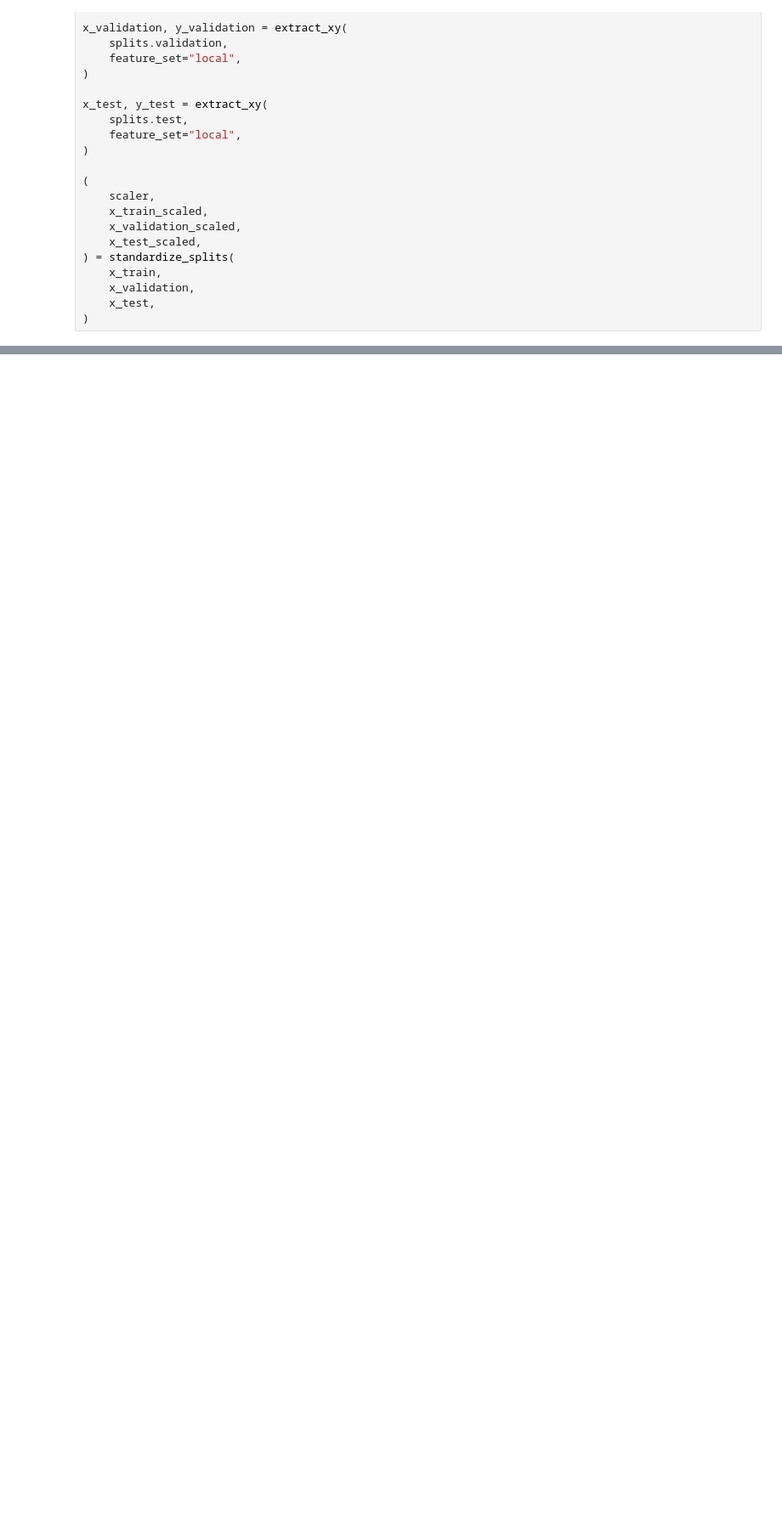
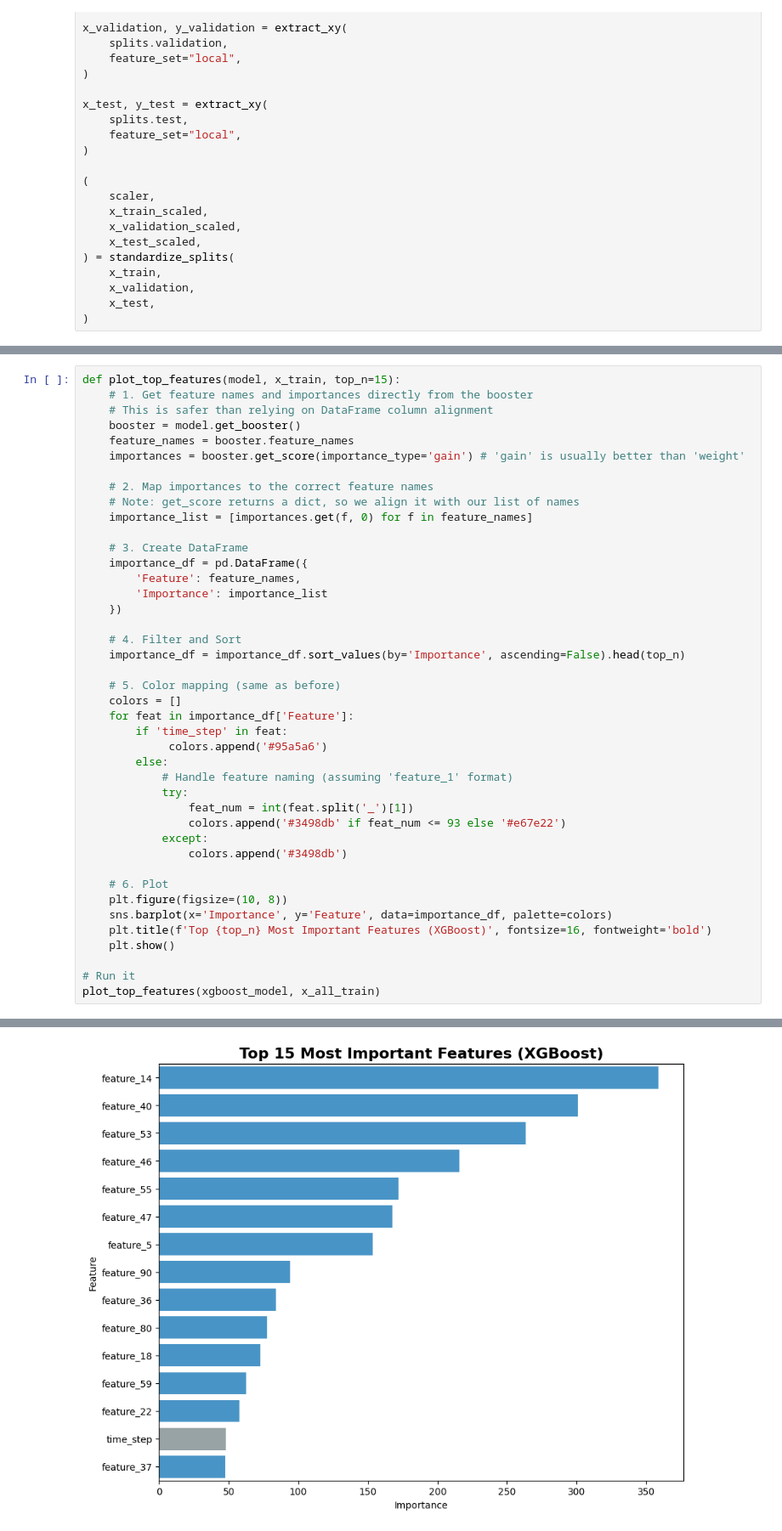
Before and after one commit to jakub-malczak/bitcoin-transaction-classification, a Jupyter notebook: notebooks/04_classic_models_results.ipynb, the cells around one changed output, grey strips where cells are left out. Shown at 85% size. Saved outputs shown, nothing was run; the diff lists cells and outputs as text; blank space fills up the shorter version.

```diff
--- a/notebooks/04_classic_models_results.ipynb
+++ b/notebooks/04_classic_models_results.ipynb
@@ -380,0 +405,43 @@ display(results_df)
+# %%
+def plot_top_features(model, x_train, top_n=15):
+    # 1. Get feature names and importances directly from the booster
+    # This is safer than relying on DataFrame column alignment
+    booster = model.get_booster()
+    feature_names = booster.feature_names
+    importances = booster.get_score(importance_type='gain') # 'gain' is usually better than 'weight'
+
+    # 2. Map importances to the correct feature names
+    # Note: get_score returns a dict, so we align it with our list of names
+    importance_list = [importances.get(f, 0) for f in feature_names]
+
+    # 3. Create DataFrame
+    importance_df = pd.DataFrame({
+        'Feature': feature_names,
+        'Importance': importance_list
+    })
+
+    # 4. Filter and Sort
+    importance_df = importance_df.sort_values(by='Importance', ascending=False).head(top_n)
+
+    # 5. Color mapping (same as before)
+    colors = []
+    for feat in importance_df['Feature']:
+        if 'time_step' in feat:
+             colors.append('#95a5a6')
+        else:
+            # Handle feature naming (assuming 'feature_1' format)
+            try:
+                feat_num = int(feat.split('_')[1])
+                colors.append('#3498db' if feat_num <= 93 else '#e67e22')
+            except:
+                colors.append('#3498db')
+
+    # 6. Plot
+    plt.figure(figsize=(10, 8))
+    sns.barplot(x='Importance', y='Feature', data=importance_df, palette=colors)
+    plt.title(f'Top {top_n} Most Important Features (XGBoost)', fontsize=16, fontweight='bold')
+    plt.show()
+
+# Run it
+plot_top_features(xgboost_model, x_all_train)
+# %% [output]
@@ -380,0 +451 @@ display(results_df)
+[figure, added]
```
Also changed, not shown: parts of 42 cells of this notebook, 6 other files.
